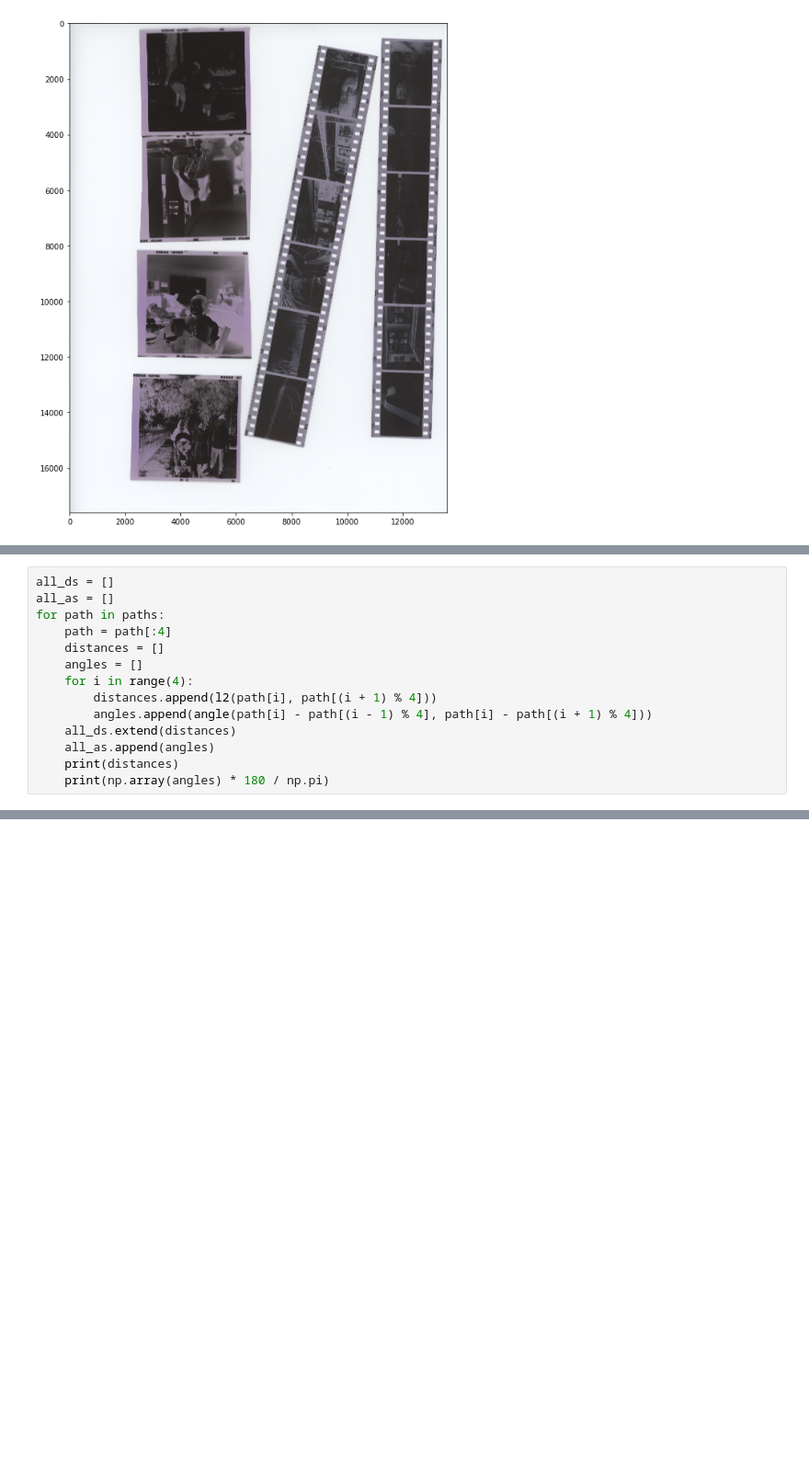
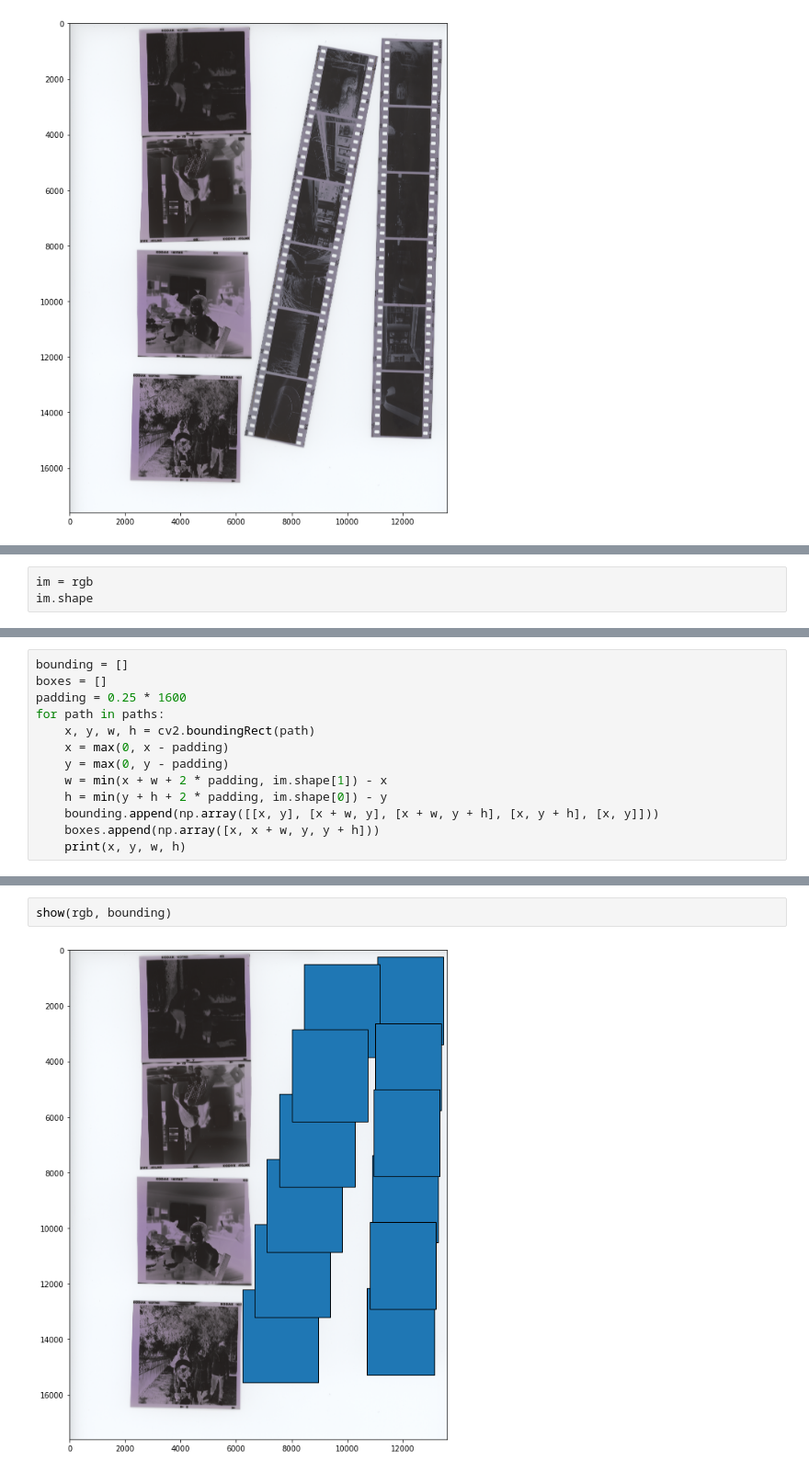
Before and after one commit to danielsuo/photo, a Jupyter notebook: notebooks/2021-01-19 detect frame.ipynb, the cells around one changed output, grey strips where cells are left out. Shown at 92% size. Saved outputs shown, nothing was run; the diff lists cells and outputs as text; blank space fills up the shorter version.

```diff
--- a/notebooks/2021-01-19 detect frame.ipynb
+++ b/notebooks/2021-01-19 detect frame.ipynb
@@ -195,14 +33,0 @@ def angle(v1, v2):
-# %%
-all_ds = []
-all_as = []
-for path in paths:
-    path = path[:4]
-    distances = []
-    angles = []
-    for i in range(4):
-        distances.append(l2(path[i], path[(i + 1) % 4]))
-        angles.append(angle(path[i] - path[(i - 1) % 4], path[i] - path[(i + 1) % 4]))
-    all_ds.extend(distances)
-    all_as.append(angles)
-    print(distances)
-    print(np.array(angles) * 180 / np.pi)
@@ -262,0 +40,3 @@ d2.max()
+# %%
+im = rgb
+im.shape
@@ -262,0 +45,13 @@ d2.max()
+# %%
+bounding = []
+boxes = []
+padding = 0.25 * 1600
+for path in paths:
+    x, y, w, h = cv2.boundingRect(path)
+    x = max(0, x - padding)
+    y = max(0, y - padding)
+    w = min(x + w + 2 * padding, im.shape[1]) - x
+    h = min(y + h + 2 * padding, im.shape[0]) - y
+    bounding.append(np.array([[x, y], [x + w, y], [x + w, y + h], [x, y + h], [x, y]]))
+    boxes.append(np.array([x, x + w, y, y + h]))
+    print(x, y, w, h)
@@ -262,0 +71,4 @@ d2.max()
+# %%
+show(rgb, bounding)
+# %% [output]
+[figure, added]
```
Also changed, not shown: parts of 38 cells of this notebook, 2 other files.
